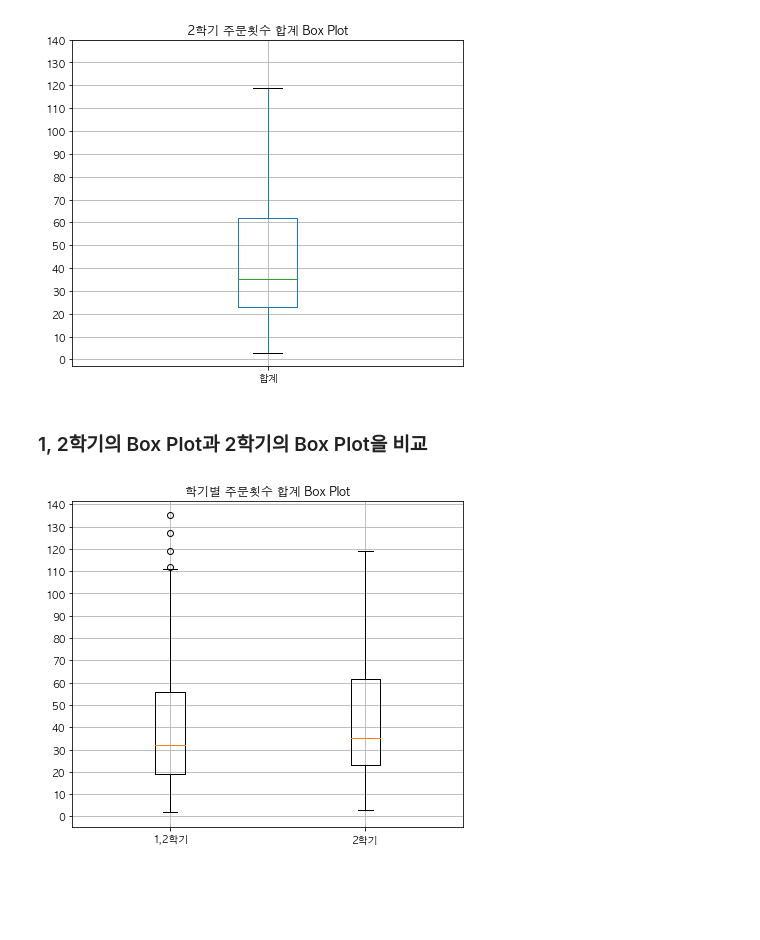
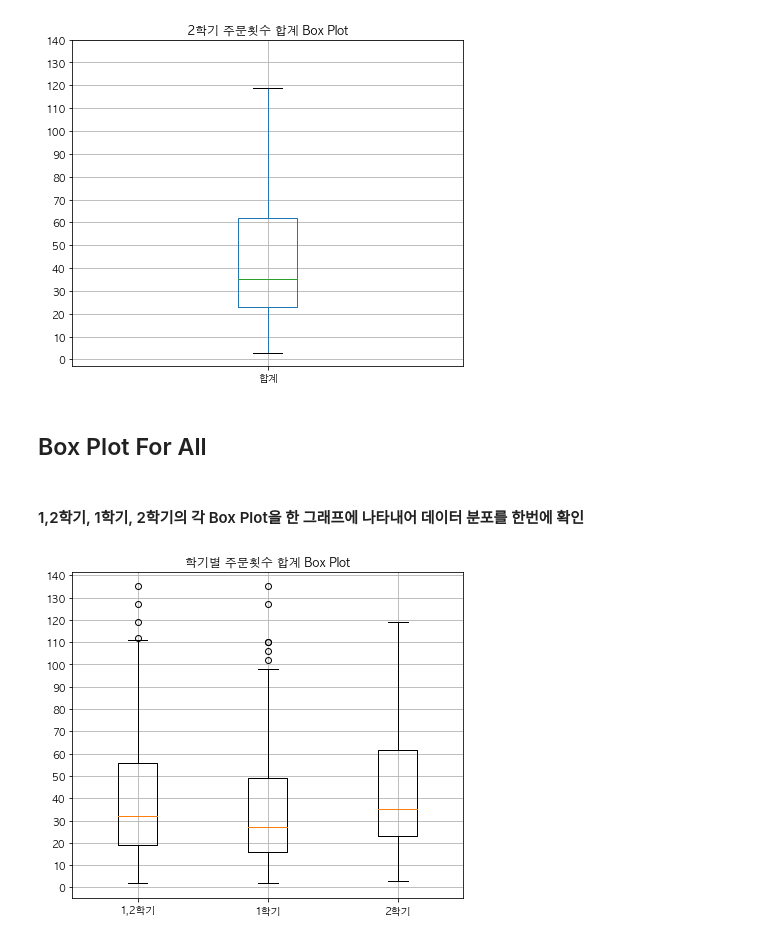
Before and after one commit to sohds/P4DS_gaeun_allocation, a Jupyter notebook: visualization/boxplot_sum.ipynb, the cells around one changed output. Saved outputs shown, nothing was run; the diff lists cells and outputs as text; code cells hidden in the pictures; blank space fills up the shorter version.

Commit message:
improve: 기존 Box Plot에 1학기 Box Plot 추가

```diff
--- a/visualization/boxplot_sum.ipynb
+++ b/visualization/boxplot_sum.ipynb
@@ -40,0 +46,4 @@ plt.show()
+# %%
+# 기존의 데이터에서 'semester' 컬럼 값이 1인 값만 추출하여 새로운 데이터프레임(semester_1) 생성
+semester_1 = df.loc[df.semester == 1]
+semester_1
@@ -40,0 +66,7 @@ plt.show()
+# %%
+plt.figure(figsize=(7, 6)) # 그래프의 size 설정
+plt.rc('font', family='AppleGothic') # 그래프의 title font 설정
+boxplot = semester_1.boxplot(column=['합계']) # semester_1의 '합계' 컬럼을 box plot으로 시각화
+plt.title('1학기 주문횟수 합계 Box Plot') # 그래프의 title 설정
+plt.yticks(np.arange(0, 150, step=10))# 그래프의 y축 범위 및 간격 설정
+plt.show()
@@ -77,17 +108,17 @@ plt.show()
 # %% [output]
 [figure]
 # %% [markdown]
-### 1, 2학기의 Box Plot과 2학기의 Box Plot을 비교
+## Box Plot For All
+# %% [markdown]
+#### 1,2학기, 1학기, 2학기의 각 Box Plot을 한 그래프에 나타내어 데이터 분포를 한번에 확인
 # %%
-import numpy as np
-import matplotlib.pyplot as plt
-
 plt.figure(figsize=(7, 6)) # 그래프의 size 설정
 plt.rc('font', family='AppleGothic') # 그래프의 title font 설정
-plt.boxplot([df['합계'], semester_2['합계']], labels=['1,2학기', '2학기'])# df의 '합계' 컬럼과 semester_2의 '합계'컬럼을 box plot으로 시각화
+plt.boxplot([df['합계'], semester_1['합계'], semester_2['합계']], labels=['1,2학기','1학기', '2학기'])# df의 '합계' 컬럼과 semester_1의 '합계'컬럼, semester_2의 '합계'컬럼을 box plot으로 시각화
 plt.title('학기별 주문횟수 합계 Box Plot') # 그래프의 title 설정
 plt.yticks(np.arange(0, 150, step=10))# 그래프의 y축 범위 및 간격 설정
 plt.grid() # 격자 설정
+plt.savefig('png/boxplot_for_all.png', facecolor='#ffffff', bbox_inches = 'tight') # png 파일로 저장
 plt.show()
 # %% [output]
-[figure, old version]
+[figure, new version]
```
Also changed, not shown: parts of 14 cells of this notebook, 1 other file.
